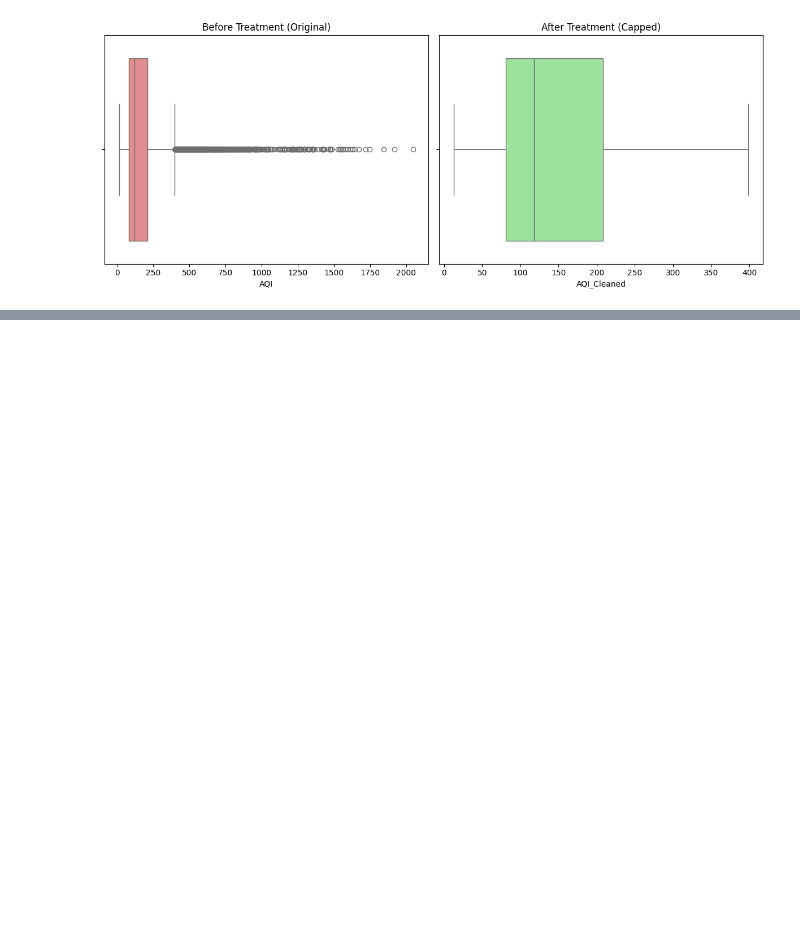
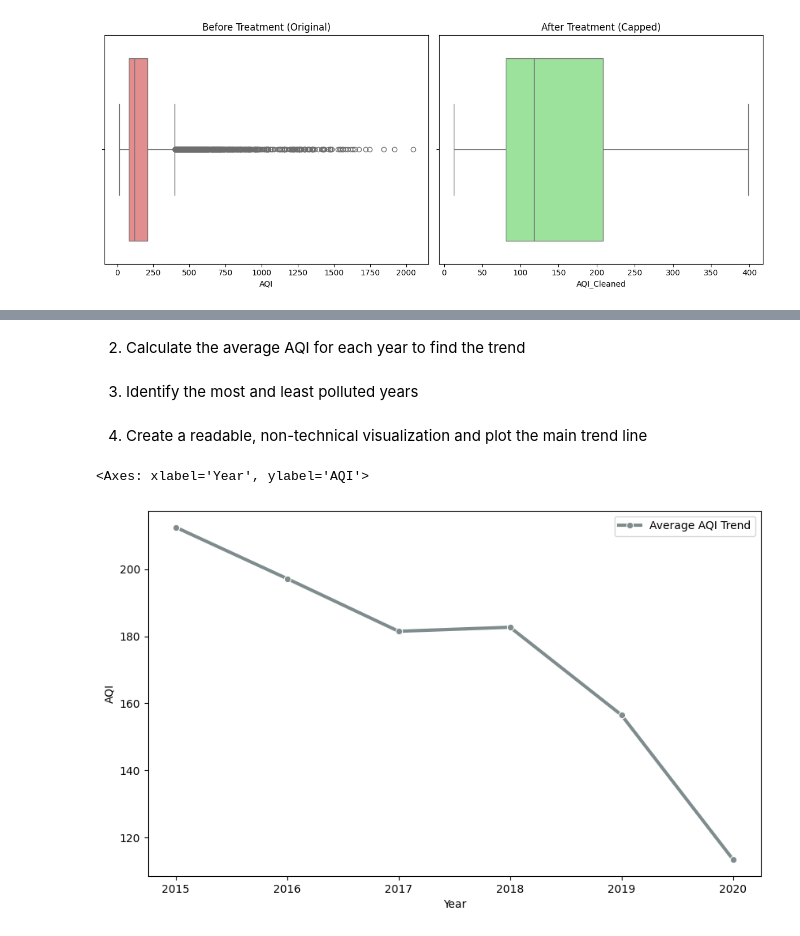
Before and after one commit to OCTehckie18/ML-Lab-2547237, a Jupyter notebook: Lab2/Lab2-copy1.ipynb, the cells around one changed output, grey strips where cells are left out. Drawn from its saved outputs; the diff is of its cells as text; code cells hidden in the pictures; blank space fills up the shorter version.

```diff
--- a/Lab1/Lab2-copy1.ipynb
+++ b/Lab2/Lab2-copy1.ipynb
@@ -557,0 +554,8 @@ plt.show()
+# %%
+city_clean['Year'] = city_clean['Date'].dt.year
+# %% [markdown]
+2. Calculate the average AQI for each year to find the trend
+# %%
+yearly_aqi = city_clean.groupby('Year')['AQI'].mean().reset_index()
+# %% [markdown]
+3. Identify the most and least polluted years
@@ -557,0 +565,10 @@ plt.show()
+# %% [markdown]
+4. Create a readable, non-technical visualization and plot the main trend line
+# %%
+plt.figure(figsize=(10, 6))
+sns.lineplot(data=yearly_aqi,
+x='Year', y='AQI', marker='o', linewidth=3,
+color='#7F8C8D', label='Average AQI Trend')
+# %% [output]
+<Axes: xlabel='Year', ylabel='AQI'>
+[figure, added]
```
Also changed, not shown: parts of 12 cells of this notebook.
